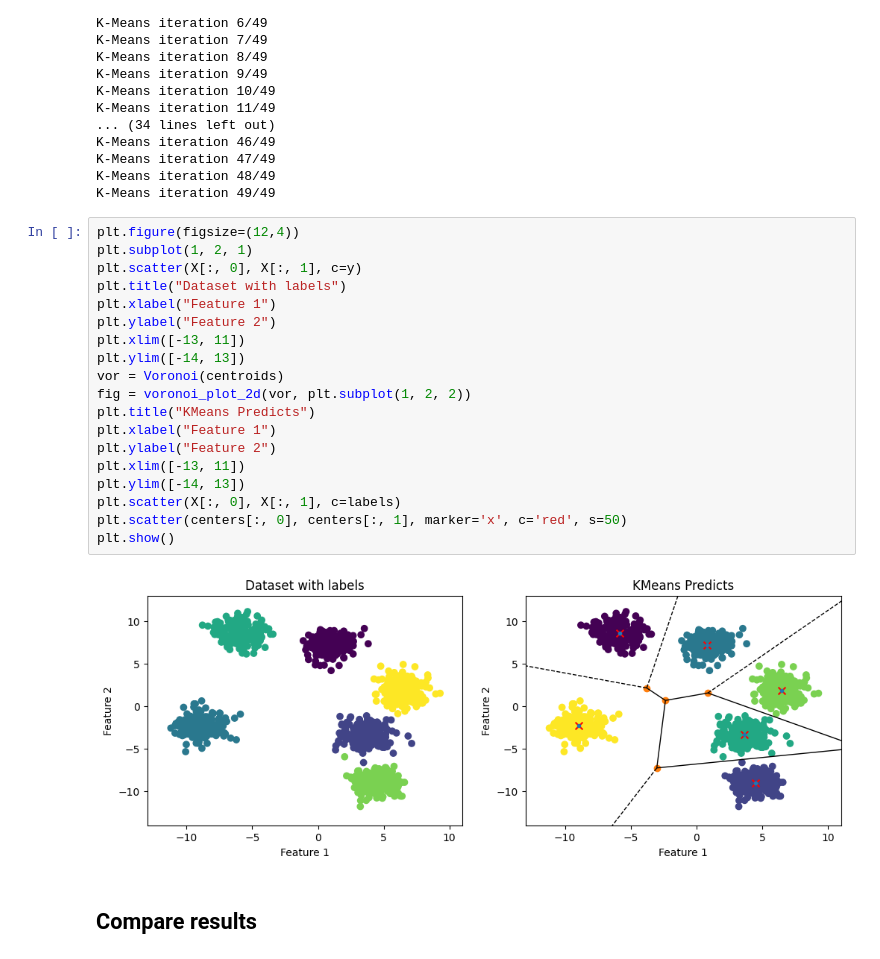
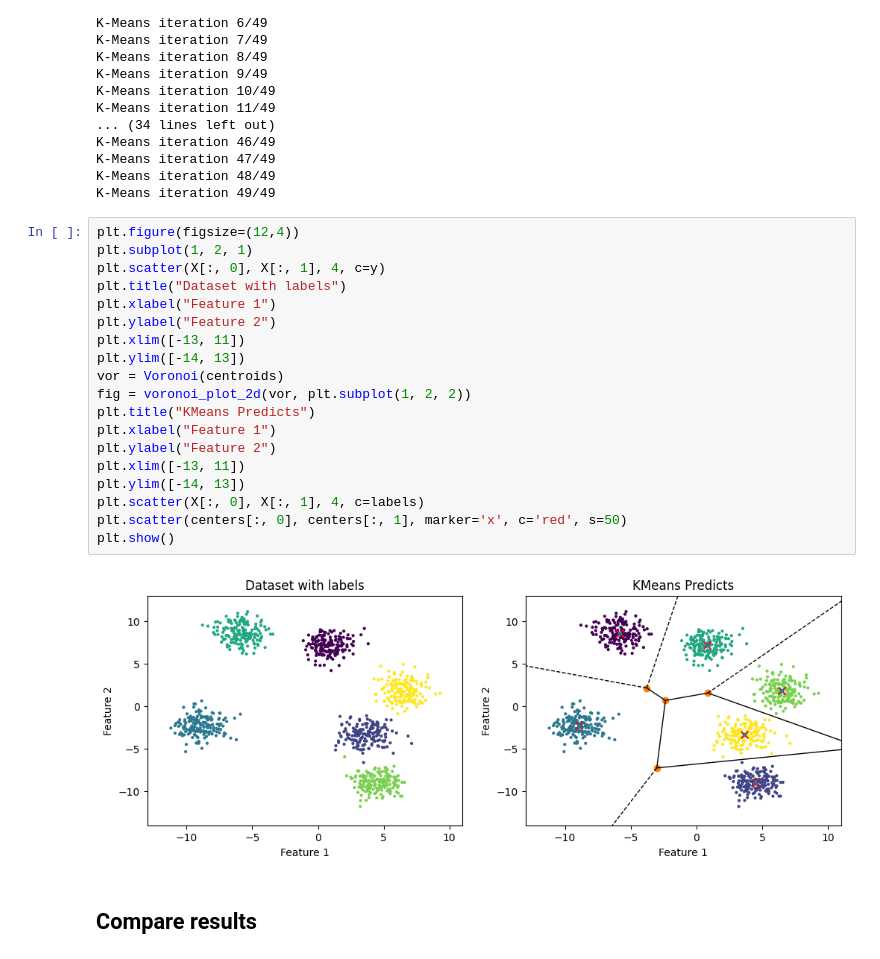
Before and after one commit to alexbelengeanu/ml-labs, a Jupyter notebook: lab1-clustering/exercitiul2.ipynb, the cells around one changed output. Drawn from its saved outputs; the diff is of its cells as text.

```diff
--- a/lab1-clustering/exercitiul2.ipynb
+++ b/lab1-clustering/exercitiul2.ipynb
@@ -177,24 +177,24 @@ K-Means iteration 49/49
 # %%
 plt.figure(figsize=(12,4))
 plt.subplot(1, 2, 1)
-plt.scatter(X[:, 0], X[:, 1], c=y)
+plt.scatter(X[:, 0], X[:, 1], 4, c=y)
 plt.title("Dataset with labels")
 plt.xlabel("Feature 1")
 plt.ylabel("Feature 2")
 plt.xlim([-13, 11])
 plt.ylim([-14, 13])
 vor = Voronoi(centroids)
 fig = voronoi_plot_2d(vor, plt.subplot(1, 2, 2))
 plt.title("KMeans Predicts")
 plt.xlabel("Feature 1")
 plt.ylabel("Feature 2")
 plt.xlim([-13, 11])
 plt.ylim([-14, 13])
-plt.scatter(X[:, 0], X[:, 1], c=labels)
+plt.scatter(X[:, 0], X[:, 1], 4, c=labels)
 plt.scatter(centers[:, 0], centers[:, 1], marker='x', c='red', s=50)
 plt.show()
 # %% [output]
-[figure, old version]
+[figure, new version]
 # %% [markdown]
 ## Compare results
 # %%
```
Also changed, not shown: parts of 3 cells of this notebook, 2 other files.
